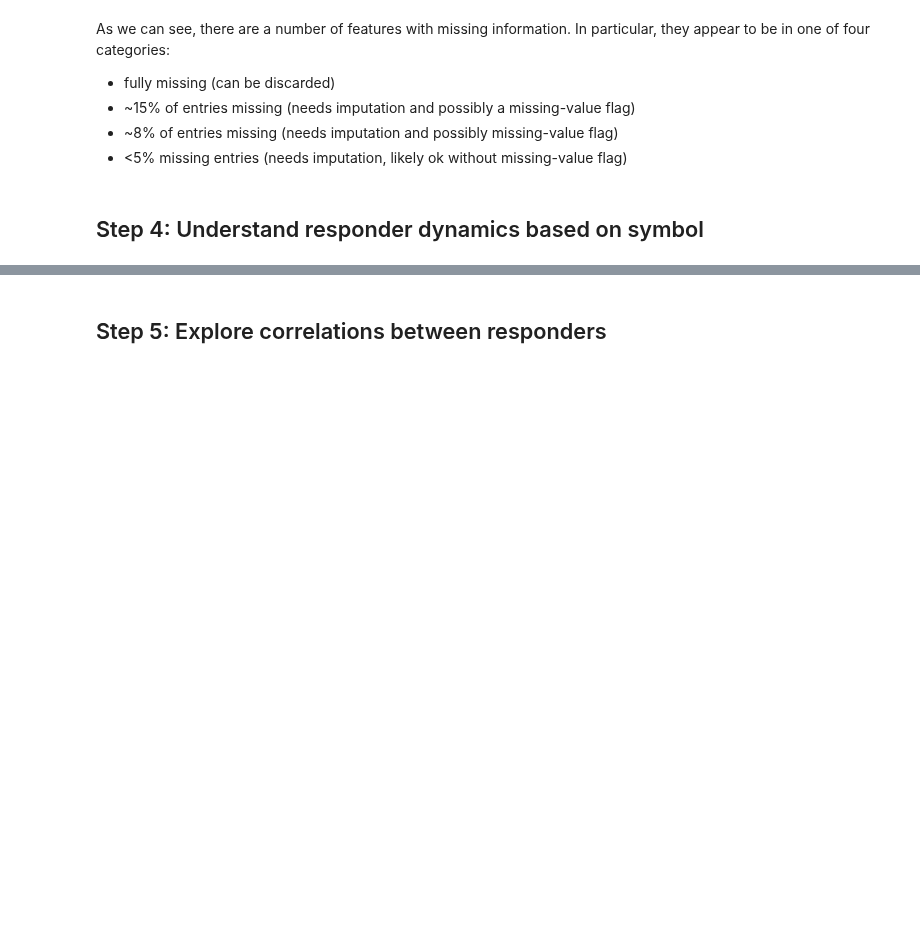
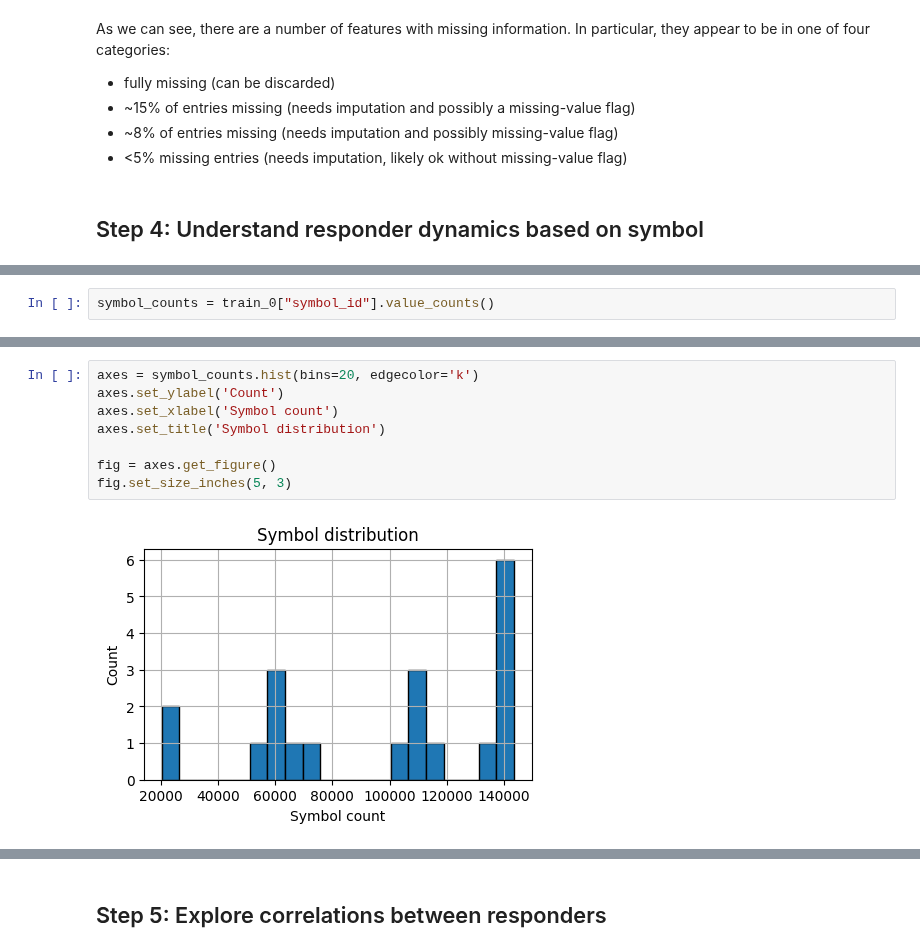
Before and after one commit to victorventuri/kaggle_play, a Jupyter notebook: jane_street_2025/understanding_data.ipynb, the cells around one changed output, grey strips where cells are left out. Drawn from its saved outputs; the diff is of its cells as text; blank space fills up the shorter version.

Commit message:
doing per symbol analysis

```diff
--- a/jane_street_2025/understanding_data.ipynb
+++ b/jane_street_2025/understanding_data.ipynb
@@ -163,0 +169,2 @@ As we can see, there are a number of features with missing information. In parti
+# %%
+symbol_counts = train_0["symbol_id"].value_counts()
@@ -163,0 +183,10 @@ As we can see, there are a number of features with missing information. In parti
+# %%
+axes = symbol_counts.hist(bins=20, edgecolor='k')
+axes.set_ylabel('Count')
+axes.set_xlabel('Symbol count')
+axes.set_title('Symbol distribution')
+
+fig = axes.get_figure()
+fig.set_size_inches(5, 3)
+# %% [output]
+[figure, added]
```
Also changed, not shown: parts of 21 cells of this notebook.
